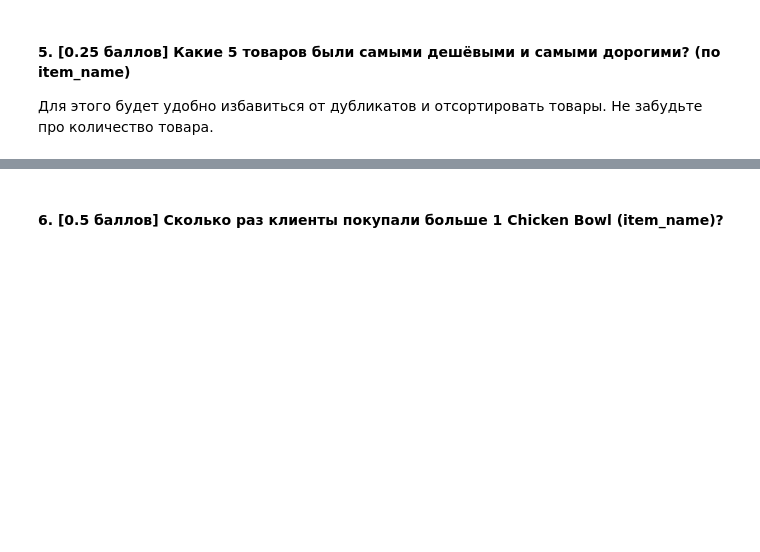
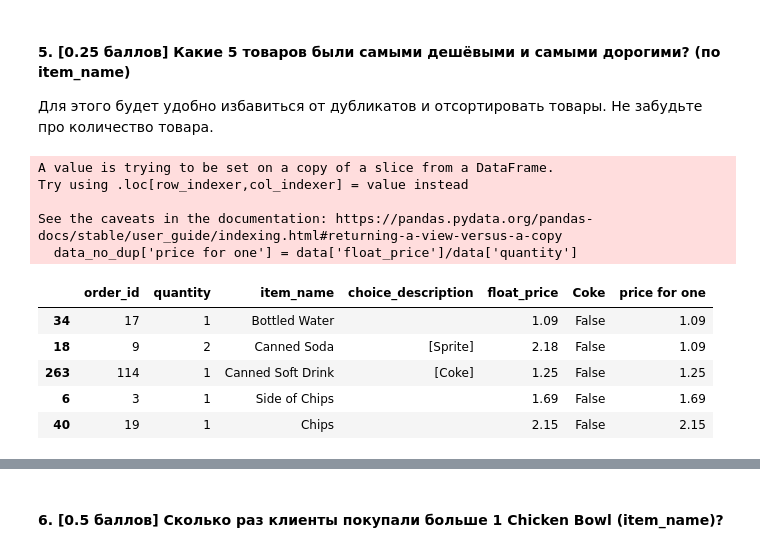
Before and after one commit to h3avydirtysoul/MachineLearning2023, a Jupyter notebook: homework-practice-01-pandas.ipynb, the cells around one changed output, grey strips where cells are left out. Drawn from its saved outputs; the diff is of its cells as text; code cells hidden in the pictures; blank space fills up the shorter version.

```diff
--- a/homework-practice-01-pandas.ipynb
+++ b/homework-practice-01-pandas.ipynb
@@ -218,3 +218,19 @@ data
 #### 5. [0.25 баллов] Какие 5 товаров были самыми дешёвыми и самыми дорогими? (по item_name)
 
 Для этого будет удобно избавиться от дубликатов и отсортировать товары. Не забудьте про количество товара.
+# %%
+data_no_dup = data.drop_duplicates(subset = 'item_name')
+data_no_dup['price for one'] = data['float_price']/data['quantity']
+data_no_dup.sort_values(by = ['price for one']).head(5)
+# %% [output]
+A value is trying to be set on a copy of a slice from a DataFrame.
+Try using .loc[row_indexer,col_indexer] = value instead
+
+See the caveats in the documentation: https://pandas.pydata.org/pandas-docs/stable/user_guide/indexing.html#returning-a-view-versus-a-copy
+  data_no_dup['price for one'] = data['float_price']/data['quantity']
+|  | order_id | quantity | item_name | choice_description | float_price | Coke | price for one |
+| 34 | 17 | 1 | Bottled Water |  | 1.09 | False | 1.09 |
+| 18 | 9 | 2 | Canned Soda | [Sprite] | 2.18 | False | 1.09 |
+| 263 | 114 | 1 | Canned Soft Drink | [Coke] | 1.25 | False | 1.25 |
+| 6 | 3 | 1 | Side of Chips |  | 1.69 | False | 1.69 |
+| 40 | 19 | 1 | Chips |  | 2.15 | False | 2.15 |
```
Also changed, not shown: parts of 1 cell of this notebook.
